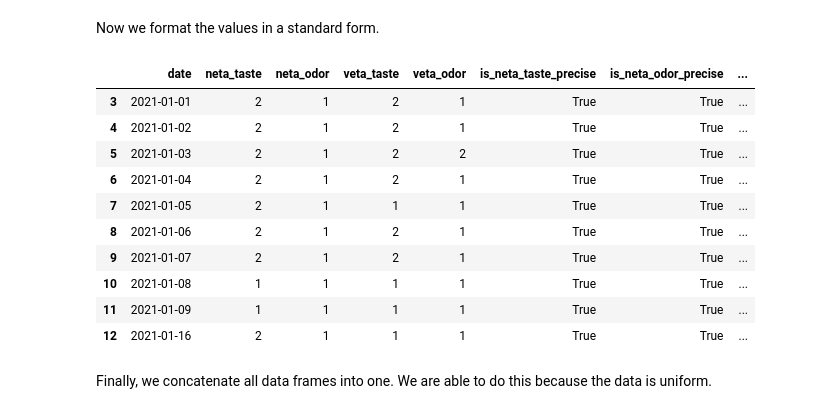
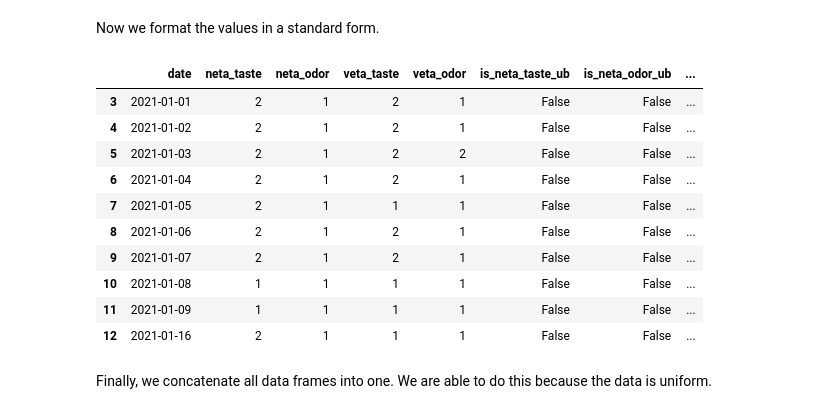
Before and after one commit to guidanoli/inf1032, a Jupyter notebook: cedae.ipynb, the cells around one changed output. Saved outputs shown, nothing was run; the diff lists cells and outputs as text; code cells hidden in the pictures.

```diff
--- a/cedae.ipynb
+++ b/cedae.ipynb
@@ -199,7 +199,7 @@ for year, df_list in separated_geosmin_dfs.items():
             columns = ['capture', 'veta', 'neta']
         new_df.date = pd.to_datetime(new_df.date, dayfirst=True)
         for column in columns:
-            new_df[f'is_{column}_precise'] = ~df[column].str.contains('<')
+            new_df[f'is_{column}_ub'] = df[column].str.contains('<')
             new_df[column] = pd.to_numeric(df[column]
                                       .str.replace(' ', '')    # any space is removed
                                       .str.replace('<', '')    # supress uncertainties
@@ -389,32 +389,32 @@ Now we format the values in a standard form.
 # %%
 import pandas as pd
 
 formatted_tno_dfs = {}
 for year, df_list in split_tno_dfs.items():
     formatted_tno_dfs[year] = []
     for df_index, df in enumerate(df_list):
         new_df = df.copy()
         new_df.date = pd.to_datetime(df.date, dayfirst=True)
         for column in columns:
-            new_df[f'is_{column}_precise'] = ~df[column].str.contains('<')
+            new_df[f'is_{column}_ub'] = df[column].str.contains('<')
             new_df[column] = pd.to_numeric(df[column]
                                           .str.replace(' ', '')   # any space is removed
                                           .str.replace('<', ''))  # supress uncertainties
         formatted_tno_dfs[year].append(new_df)
 
 formatted_tno_dfs[2021][0][:10]
 # %% [output]
-|  | date | neta_taste | neta_odor | veta_taste | veta_odor | is_neta_taste_precise | is_neta_odor_precise | ... |
-| 3 | 2021-01-01 | 2 | 1 | 2 | 1 | True | True | ... |
-| 4 | 2021-01-02 | 2 | 1 | 2 | 1 | True | True | ... |
-| 5 | 2021-01-03 | 2 | 1 | 2 | 2 | True | True | ... |
-| 6 | 2021-01-04 | 2 | 1 | 2 | 1 | True | True | ... |
-| 7 | 2021-01-05 | 2 | 1 | 1 | 1 | True | True | ... |
-| 8 | 2021-01-06 | 2 | 1 | 2 | 1 | True | True | ... |
-| 9 | 2021-01-07 | 2 | 1 | 2 | 1 | True | True | ... |
-| 10 | 2021-01-08 | 1 | 1 | 1 | 1 | True | True | ... |
-| 11 | 2021-01-09 | 1 | 1 | 1 | 1 | True | True | ... |
-| 12 | 2021-01-16 | 2 | 1 | 1 | 1 | True | True | ... |
+|  | date | neta_taste | neta_odor | veta_taste | veta_odor | is_neta_taste_ub | is_neta_odor_ub | ... |
+| 3 | 2021-01-01 | 2 | 1 | 2 | 1 | False | False | ... |
+| 4 | 2021-01-02 | 2 | 1 | 2 | 1 | False | False | ... |
+| 5 | 2021-01-03 | 2 | 1 | 2 | 2 | False | False | ... |
+| 6 | 2021-01-04 | 2 | 1 | 2 | 1 | False | False | ... |
+| 7 | 2021-01-05 | 2 | 1 | 1 | 1 | False | False | ... |
+| 8 | 2021-01-06 | 2 | 1 | 2 | 1 | False | False | ... |
+| 9 | 2021-01-07 | 2 | 1 | 2 | 1 | False | False | ... |
+| 10 | 2021-01-08 | 1 | 1 | 1 | 1 | False | False | ... |
+| 11 | 2021-01-09 | 1 | 1 | 1 | 1 | False | False | ... |
+| 12 | 2021-01-16 | 2 | 1 | 1 | 1 | False | False | ... |
 # %% [markdown]
 Finally, we concatenate all data frames into one. We are able to do this because the data is uniform.
 # %%
```
Also changed, not shown: parts of 1 cell of this notebook, 3 other files.
